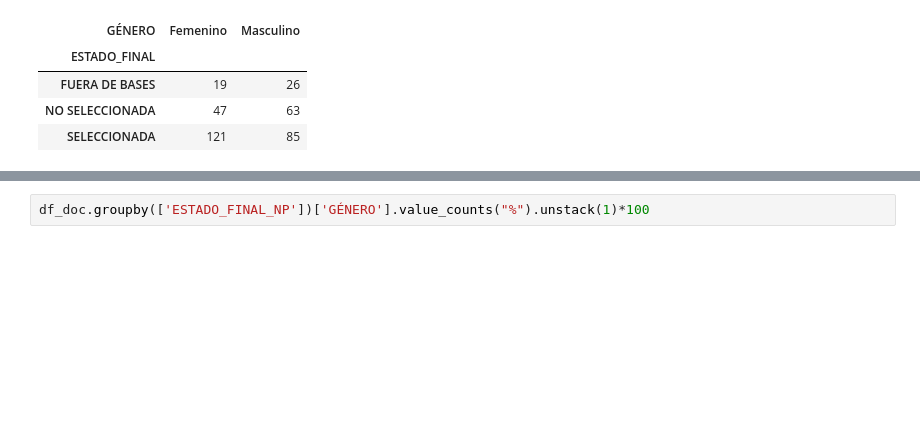
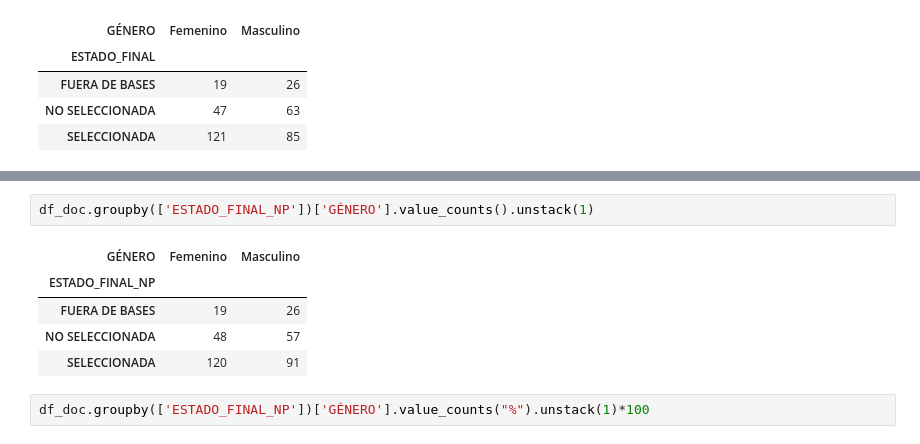
Before and after one commit to alvafox/Simulaciones-para-Becas-Chile, a Jupyter notebook: Doctorado_BCH_2022.ipynb, the cells around one changed output, grey strips where cells are left out. Cells and saved outputs as stored; diff of their text form; blank space fills up the shorter version.

```diff
--- a/Doctorado_BCH_2022.ipynb
+++ b/Doctorado_BCH_2022.ipynb
@@ -214,3 +232,11 @@ df_doc.groupby(['ESTADO_FINAL'])['GÉNERO'].value_counts().unstack(1)
+# %%
+df_doc.groupby(['ESTADO_FINAL_NP'])['GÉNERO'].value_counts().unstack(1)
+# %% [output]
+| GÉNERO | Femenino | Masculino |
+| ESTADO_FINAL_NP |  |  |
+| FUERA DE BASES | 19 | 26 |
+| NO SELECCIONADA | 48 | 57 |
+| SELECCIONADA | 120 | 91 |
 # %%
 df_doc.groupby(['ESTADO_FINAL_NP'])['GÉNERO'].value_counts("%").unstack(1)*100
 # %% [output]
```
Also changed, not shown: parts of 2 cells of this notebook.
